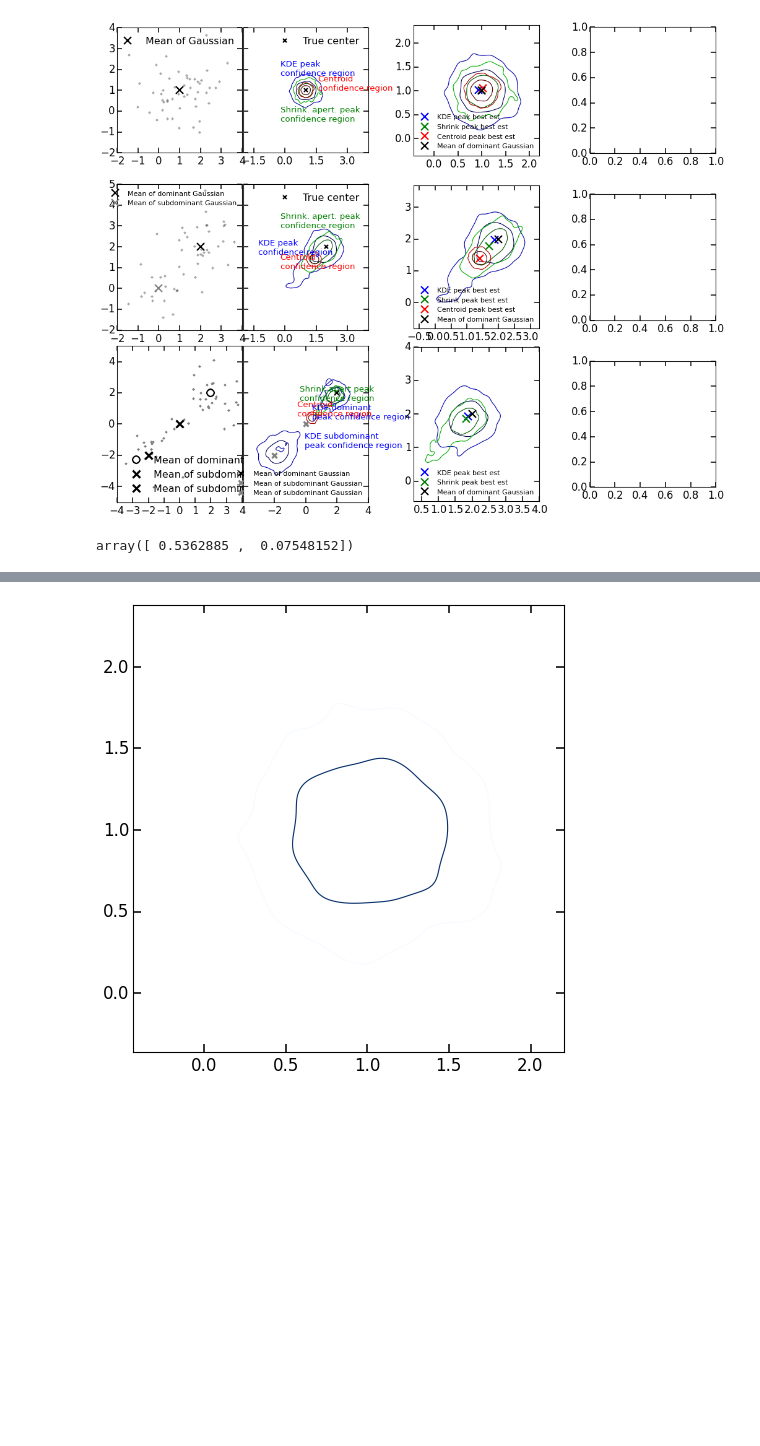
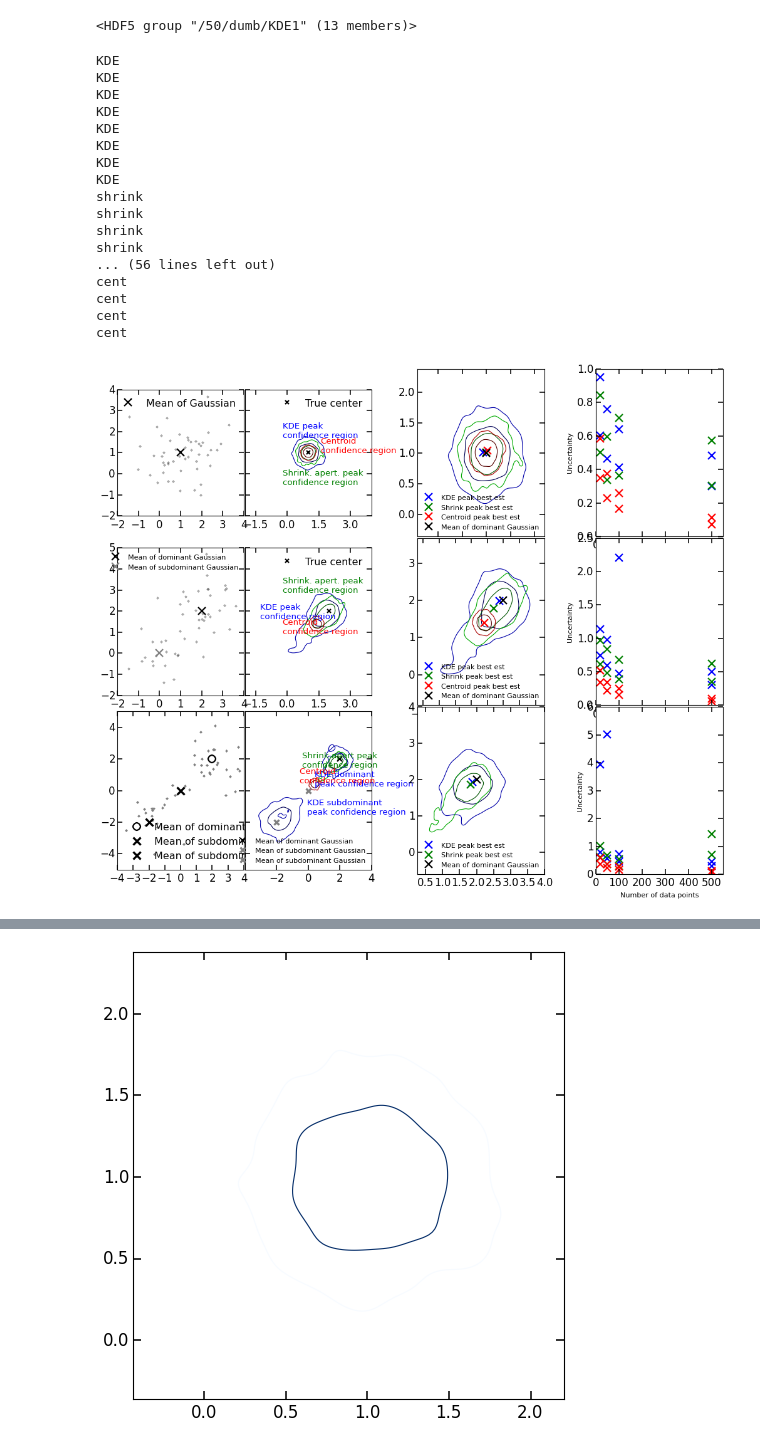
Before and after one commit to karenyyng/galaxy_DM_offset, a Jupyter notebook: code/analyses/fig2_grids.ipynb, the cells around one changed output, grey strips where cells are left out. Cells and saved outputs as stored; diff of their text form; code cells hidden in the pictures; blank space fills up the shorter version.

```diff
--- a/code/analyses/fig2_grids.ipynb
+++ b/code/analyses/fig2_grids.ipynb
@@ -13,9 +13,31 @@ import plot_gal_prop as plot_gal
 f = h5py.File("../../data/fig2_data/compare_methods.h5")
 # %%
 left_col_data = f["50"]
+# %%
+f["50/dumb"]["KDE1"]
+# %% [output]
+<HDF5 group "/50/dumb/KDE1" (13 members)>
 # %%
 compare.plot_grid_spec(left_col_data["gauss"],
                        left_col_data["bimodal"],
-                       left_col_data["dumb"])
+                       left_col_data["dumb"],
+                       f)
 # %% [output]
+KDE
+KDE
+KDE
+KDE
+KDE
+KDE
+KDE
+KDE
+shrink
+shrink
+shrink
+shrink
+... (56 lines left out)
+cent
+cent
+cent
+cent
-[figure, old version]
+[figure, new version]
@@ -26,7 +46,3 @@ data = left_col_data["gauss"]["KDE"]
 dens =  data["estimate"][:]
 x = data["eval_points"][:][0]
 y = data["eval_points"][:][1]
-# %%
-lvls
-# %% [output]
-array([ 0.5362885 ,  0.07548152])
```
Also changed, not shown: parts of 18 cells of this notebook, 2 other files.
